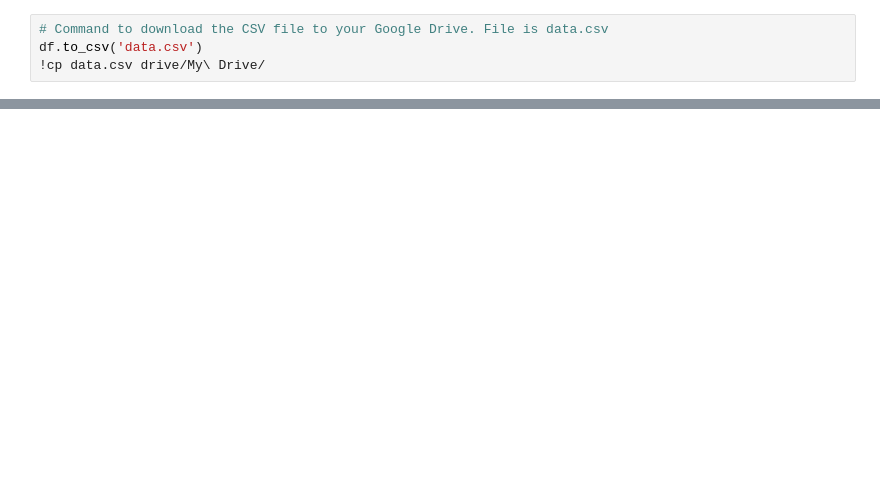
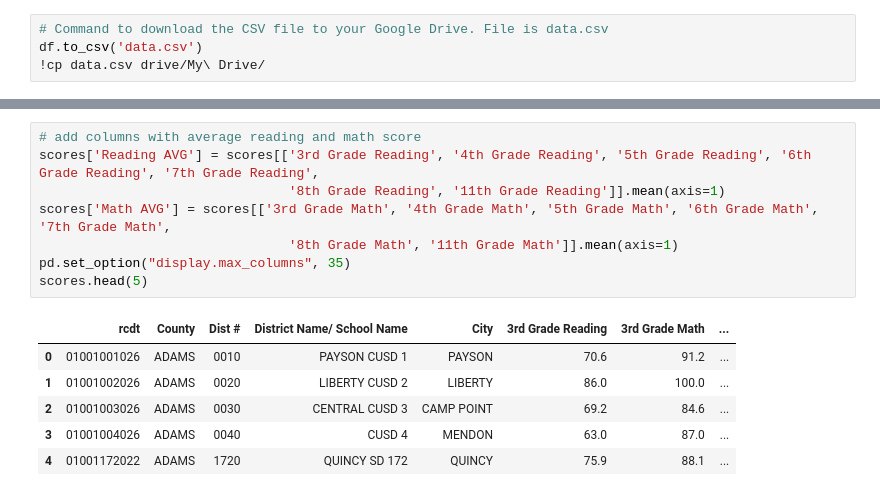
Before and after one commit to spanman888/DSC672_Teacher_Salary, a Jupyter notebook: Capstone_Teacher_Salary.ipynb, the cells around one changed output, grey strips where cells are left out. Drawn from its saved outputs; the diff is of its cells as text; blank space fills up the shorter version.

```diff
--- a/Capstone_Teacher_Salary.ipynb
+++ b/Capstone_Teacher_Salary.ipynb
@@ -287,0 +321,15 @@ df.to_csv('data.csv')
+# %%
+# add columns with average reading and math score
+scores['Reading AVG'] = scores[['3rd Grade Reading', '4th Grade Reading', '5th Grade Reading', '6th Grade Reading', '7th Grade Reading',
+                                '8th Grade Reading', '11th Grade Reading']].mean(axis=1)
+scores['Math AVG'] = scores[['3rd Grade Math', '4th Grade Math', '5th Grade Math', '6th Grade Math', '7th Grade Math',
+                                '8th Grade Math', '11th Grade Math']].mean(axis=1)
+pd.set_option("display.max_columns", 35)
+scores.head(5)
+# %% [output]
+|  | rcdt | County | Dist # | District Name/ School Name | City | 3rd Grade Reading | 3rd Grade Math | ... |
+| 0 | 01001001026 | ADAMS | 0010 | PAYSON CUSD 1 | PAYSON | 70.6 | 91.2 | ... |
+| 1 | 01001002026 | ADAMS | 0020 | LIBERTY CUSD 2 | LIBERTY | 86.0 | 100.0 | ... |
+| 2 | 01001003026 | ADAMS | 0030 | CENTRAL CUSD 3 | CAMP POINT | 69.2 | 84.6 | ... |
+| 3 | 01001004026 | ADAMS | 0040 | CUSD 4 | MENDON | 63.0 | 87.0 | ... |
+| 4 | 01001172022 | ADAMS | 1720 | QUINCY SD 172 | QUINCY | 75.9 | 88.1 | ... |
```
Also changed, not shown: parts of 41 cells of this notebook.
